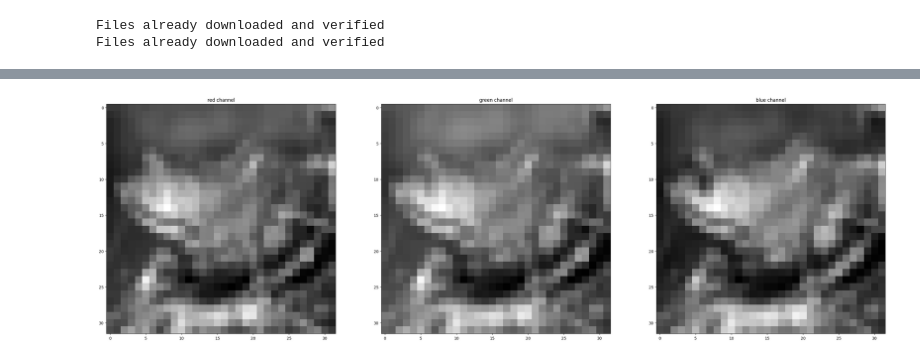
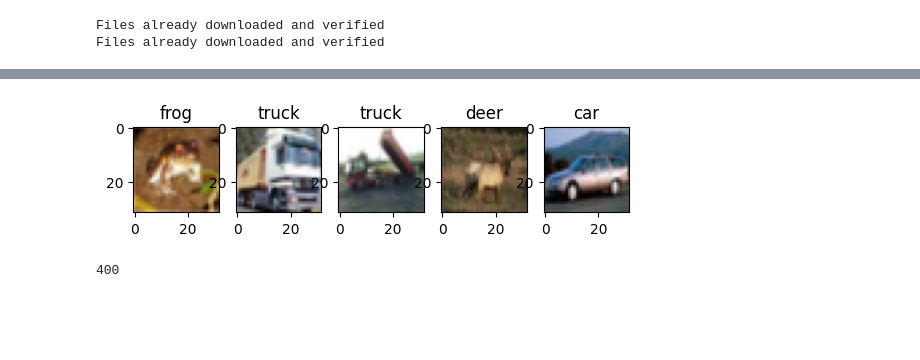
Before and after one commit to DarkEmbers/Ciphar10Classify, a Jupyter notebook: main.ipynb, the cells around one changed output, grey strips where cells are left out. Cells and saved outputs as stored; diff of their text form; code cells hidden in the pictures; blank space fills up the shorter version.

```diff
--- a/main.ipynb
+++ b/main.ipynb
@@ -59,35 +38,55 @@ plt.show()
-# %%
-rgb_img = np.squeeze(images[19])
-channels = ['red channel', 'green channel', 'blue channel']
-
-fig = plt.figure(figsize=(36, 36))
-for idx in np.arange(rgb_img.shape[0]):
-    ax = fig.add_subplot(1, 3, idx + 1)
-    img = rgb_img[idx] # Read img
-    ax.imshow(img, cmap='gray') # Show img
-    ax.set_title(channels[idx])
-    width, height = img.shape
-# %% [output]
-[figure, removed]
+# %%
+import matplotlib.pyplot as plt
+import numpy as np
+
+# Visualize some images
+fig = plt.figure()
+for i in range(5):
+	img = train_loader.dataset[i][0]
+	img = img.numpy()
+	img = np.transpose(img, (1, 2, 0))
+	# unnormalize
+	img = img * 0.5 + 0.5
+	ax = fig.add_subplot(1, 5, i+1)
+	ax.imshow(img)
+	ax.set_title(classes[train_loader.dataset[i][1]])
+# %% [output]
+[figure, added]
 # %%
 # Create Model
 import torch.nn as nn
 import torch.nn.functional as F
+import torch.optim as optim
 
 class CNN(nn.Module):
 	def __init__(self):
 		super(CNN, self).__init__()
 		self.seq1 = nn.Sequential(
 			nn.Conv2d(in_channels=3, out_channels=6, kernel_size=5),
+			nn.ReLU(),
 			nn.MaxPool2d(2, 2),
 			nn.Conv2d(in_channels=6, out_channels=16, kernel_size=5),
-			nn.Linear(16 * 5 * 5, 120),
+			nn.ReLU(),
+			nn.MaxPool2d(2, 2),
+			nn.Flatten()
+		)
+
+		n_channels = self.seq1(torch.empty(1, 3, 32, 32)).view(1, -1).shape[-1]
+		print(n_channels)
+
+		self.seq2 = nn.Sequential(
+			nn.Linear(n_channels, 120),
+			nn.ReLU(),
 			nn.Linear(120, 84),
-			nn.Linear(84, 10)
+			nn.ReLU(),
+			nn.Linear(84, 10),
 		)
 
 	def forward(self, x):
-		x = self.seq1(x)
-		return x
+		return self.seq2(self.seq1(x))
 
 model = CNN().to(device)
+loss_fn = nn.CrossEntropyLoss()
+optimizer = optim.SGD(model.parameters(), lr=0.001, momentum=0.9)
+# %% [output]
+400
```
Also changed, not shown: parts of 8 cells of this notebook.
